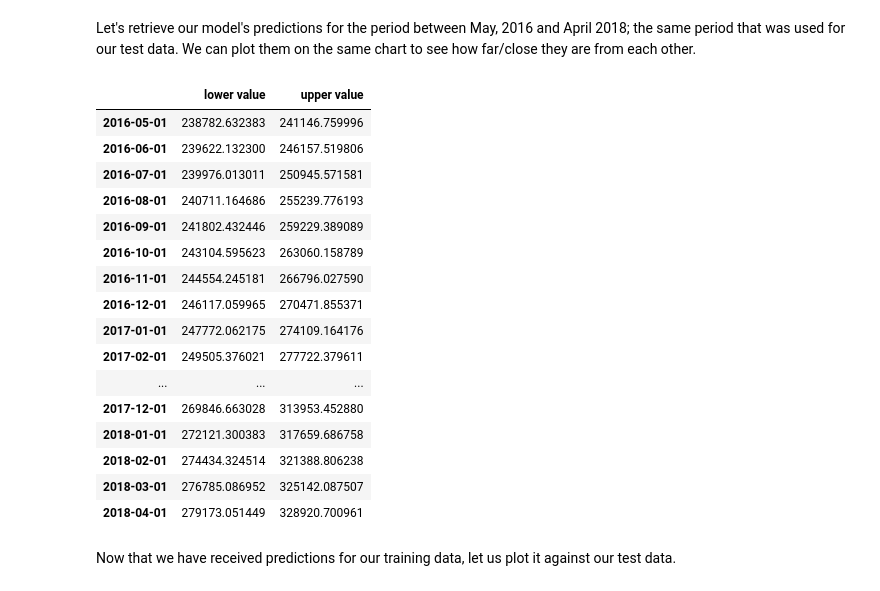
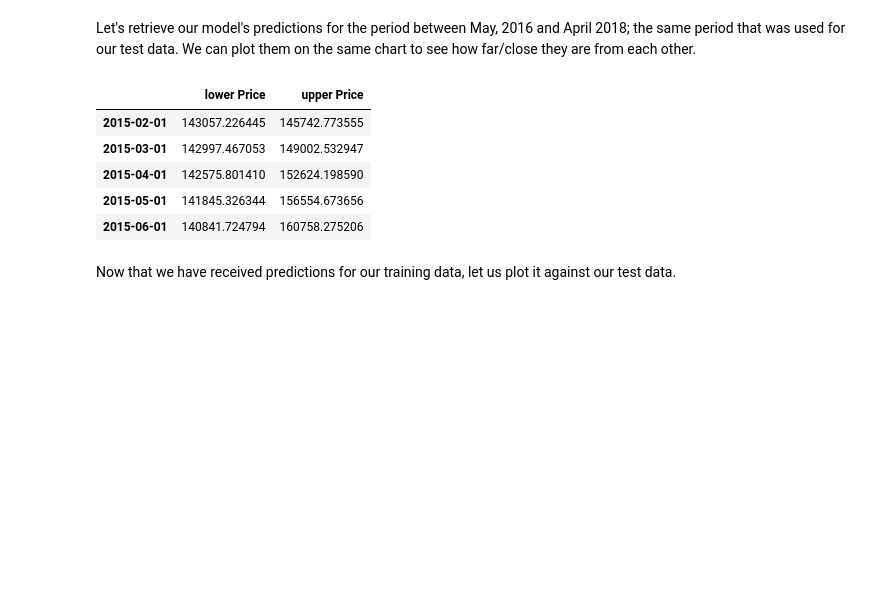
Before and after one commit to MWENDA1999/Predictive-Modeling-Time-Series-Forecasting-G9DSF-FT06-P4, a Jupyter notebook: final_notebook.ipynb, the cells around one changed output. Saved outputs shown, nothing was run; the diff lists cells and outputs as text; code cells hidden in the pictures; blank space fills up the shorter version.

```diff
--- a/final_notebook.ipynb
+++ b/final_notebook.ipynb
@@ -517,0 +541,4 @@ test_series = recent_series['2016-05':]
+# %%
+ts_data = df.drop(["RegionID","City","State","SizeRank","Metro","CountyName"],axis=1)
+ts_data.set_index("Date",inplace=True)
+ts_data
@@ -517,0 +569,18 @@ test_series = recent_series['2016-05':]
+# %%
+from pandas import Timestamp
+
+# Define the start and end dates
+start_date = Timestamp('2005-01-01')
+end_date = Timestamp('2018-04-01')
+
+# Slice the DataFrame
+df_slice = ts_data[(ts_data.index >= start_date) & (ts_data.index <= end_date)]
+
+# splitting the data into train and test
+df_slice = df_slice[df_slice["Zipcode"] == 85008]
+df_slice.drop("Zipcode",axis=1,inplace=True)
+
+df_slice.index.freq = 'MS'
+
+ts_train = df_slice[:'2015-01']
+ts_test = df_slice['2015-02':]
@@ -569,0 +639,13 @@ auto_model.seasonal_order
+# %%
+# initializing ARIMA model
+import statsmodels.api as sm
+from statsmodels.tsa.arima.model import ARIMA
+
+ARIMAmodel = ARIMA(ts_train, order=(0, 2, 0))
+# fit the model
+ARIMAmodel = ARIMAmodel.fit()
+
+# printing the model summary
+print(ARIMAmodel.summary())
+ARIMAmodel.plot_diagnostics(figsize=(18, 18))
+plt.show()
@@ -611,27 +721,18 @@ Based on these observations, we can be confident that the model does not have co
 Let's retrieve our model's predictions for the period between May, 2016 and April 2018; the same period that was used for our test data. We can plot them on the same chart to see how far/close they are from each other.
 # %%
 # Get predictions starting from 04-01-2015 and calculate confidence intervals
-pred = output.get_prediction(start=pd.to_datetime('2016-05'), end=pd.to_datetime('2018-04'), dynamic=False)
+# creating a table of the upper and lower limits
+pred = ARIMAmodel.get_prediction(start=pd.to_datetime(
+    '2015-02-01'), end=pd.to_datetime('2018-04-01'), dynamic=False)
 pred_conf = pred.conf_int()
-pred_conf
+pred_conf.head()
 # %% [output]
-|  | lower value | upper value |
-| 2016-05-01 | 238782.632383 | 241146.759996 |
-| 2016-06-01 | 239622.132300 | 246157.519806 |
-| 2016-07-01 | 239976.013011 | 250945.571581 |
-| 2016-08-01 | 240711.164686 | 255239.776193 |
-| 2016-09-01 | 241802.432446 | 259229.389089 |
-| 2016-10-01 | 243104.595623 | 263060.158789 |
-| 2016-11-01 | 244554.245181 | 266796.027590 |
-| 2016-12-01 | 246117.059965 | 270471.855371 |
-| 2017-01-01 | 247772.062175 | 274109.164176 |
-| 2017-02-01 | 249505.376021 | 277722.379611 |
-| ... | ... | ... |
-| 2017-12-01 | 269846.663028 | 313953.452880 |
-| 2018-01-01 | 272121.300383 | 317659.686758 |
-| 2018-02-01 | 274434.324514 | 321388.806238 |
-| 2018-03-01 | 276785.086952 | 325142.087507 |
-| 2018-04-01 | 279173.051449 | 328920.700961 |
+|  | lower Price | upper Price |
+| 2015-02-01 | 143057.226445 | 145742.773555 |
+| 2015-03-01 | 142997.467053 | 149002.532947 |
+| 2015-04-01 | 142575.801410 | 152624.198590 |
+| 2015-05-01 | 141845.326344 | 156554.673656 |
+| 2015-06-01 | 140841.724794 | 160758.275206 |
 # %% [markdown]
 Now that we have received predictions for our training data, let us plot it against our test data.
 # %%
```
Also changed, not shown: parts of 21 cells of this notebook.
